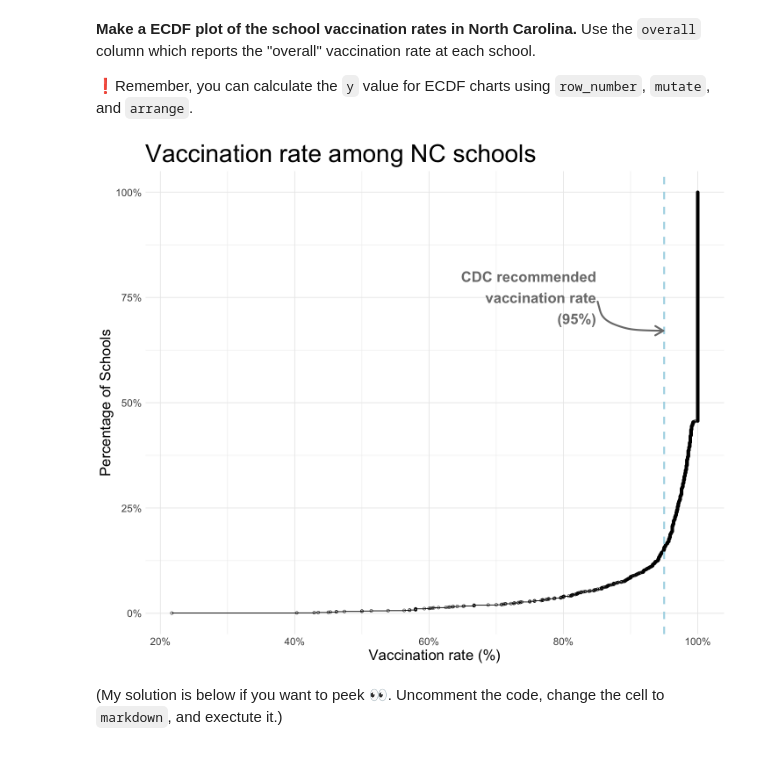
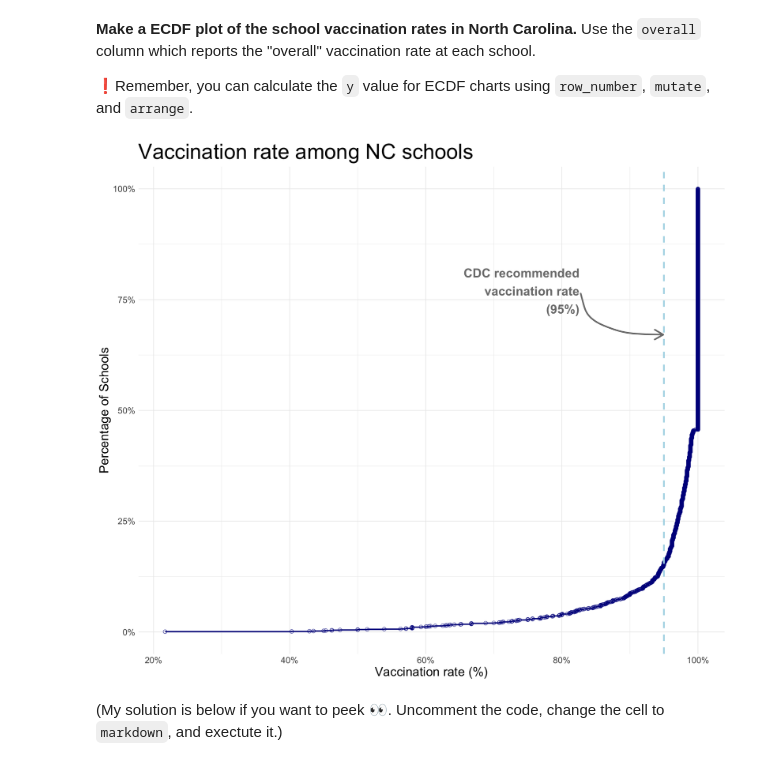
Before and after one commit to kevics/BIOS512-assignments, a Jupyter notebook: 04_BIOS512_assignment.ipynb, the cells around one changed output. Cells and saved outputs as stored; diff of their text form; code cells hidden in the pictures.

Commit message:
edit plot format

```diff
--- a/04_BIOS512_assignment.ipynb
+++ b/04_BIOS512_assignment.ipynb
@@ -79,41 +79,41 @@ vax_nc = schoolVax |>
     arrange(overall) |>
     mutate(rank = row_number(), cum_percent = 100*rank/n())
 # %%
-options(repr.plot.width=12, repr.plot.height=10)
+options(repr.plot.width=14, repr.plot.height=12)
 
 ggplot(vax_nc, aes(x = overall, y=cum_percent)) +
-    geom_step(size=.5) +
-    geom_point(shape=1, alpha=.8) +
+    geom_step(size=1, color =  "darkblue") +
+    geom_point(shape=1, alpha=.8, color =  "darkblue", size = 2.5) +
     geom_vline(mapping = aes(xintercept = 95), color = "lightblue", size = 1.2, linetype = "dashed" ) +
     #annotate("text", label = "CDC recommended\n vaccination rate (95%)", x = 80, y = 75, size = 7) --> adds label with standard ggplot but can't customize as much
     geom_text_repel(
         # specify coordinate for text label to point to
         data = data.frame(x = c(95),y = c(67)),
         mapping = aes(x,y),
         size = 7,
         fontface = "bold",
         color = "#7b7b7b",
         label = "CDC recommended\n vaccination rate\n (95%)",
         # right align text, but goes all the way to right of plot
         hjust = "right",
         # shift text to left (increase magnitude of shift if use hjust to right)
         nudge_x = -25,
         box.padding = 9.5,
         # shift text up
         nudge_y = 10,
         segment.curvature = .5,
         segment.ncp = 1,
         segment.angle = 60,
         segment.size = 1.2,
         arrow = arrow(length = unit(0.02, "npc"))
     ) +
     labs(x = "Vaccination rate (%)", y = "Percentage of Schools", title = "Vaccination rate among NC schools") +
     scale_x_continuous(labels = number_format(suffix="%")) +
     scale_y_continuous(labels = number_format(suffix="%")) +
     theme_minimal() +
     theme(axis.title = element_text(size = 20), axis.text = element_text(size = 14), title = element_text(size=28))
 # %% [output]
-[figure, old version]
+[figure, new version]
 # %% [markdown]
 (My solution is below if you want to peek 👀. Uncomment the code, change the cell to `markdown`, and exectute it.)
 # %% [markdown]
```
